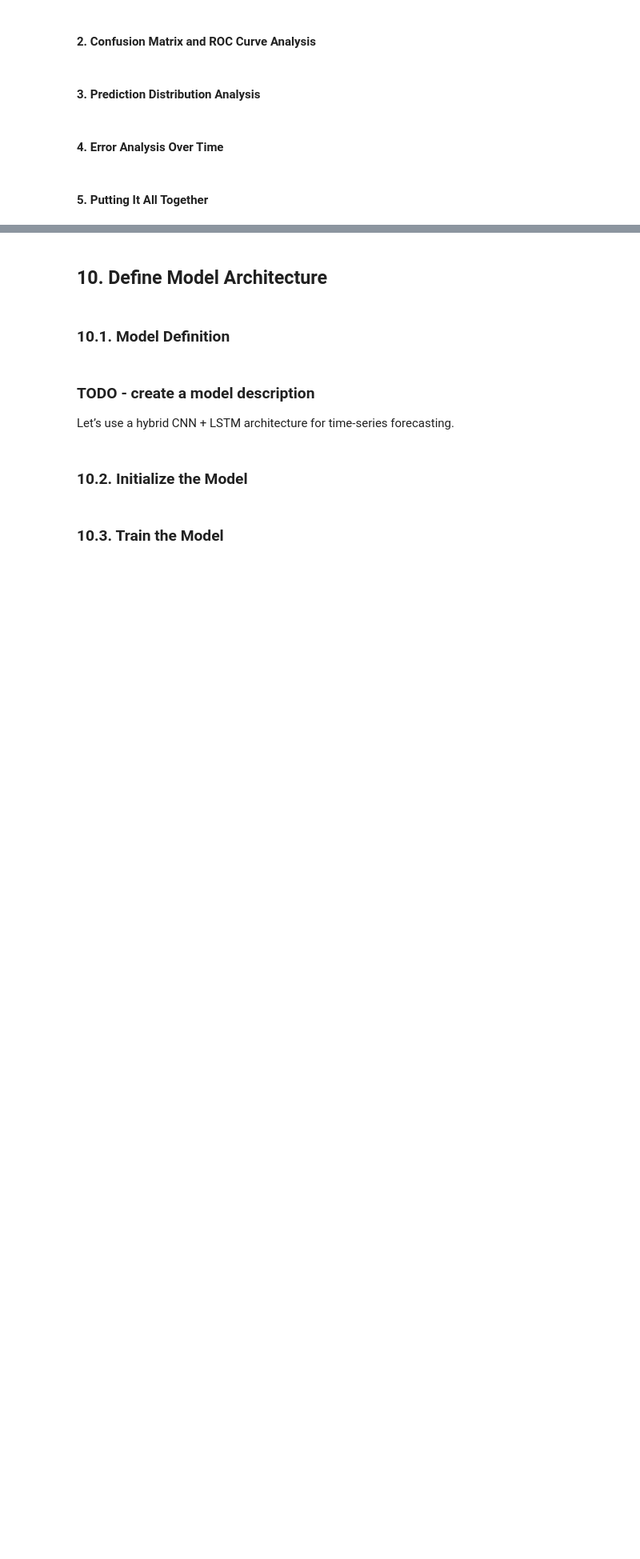
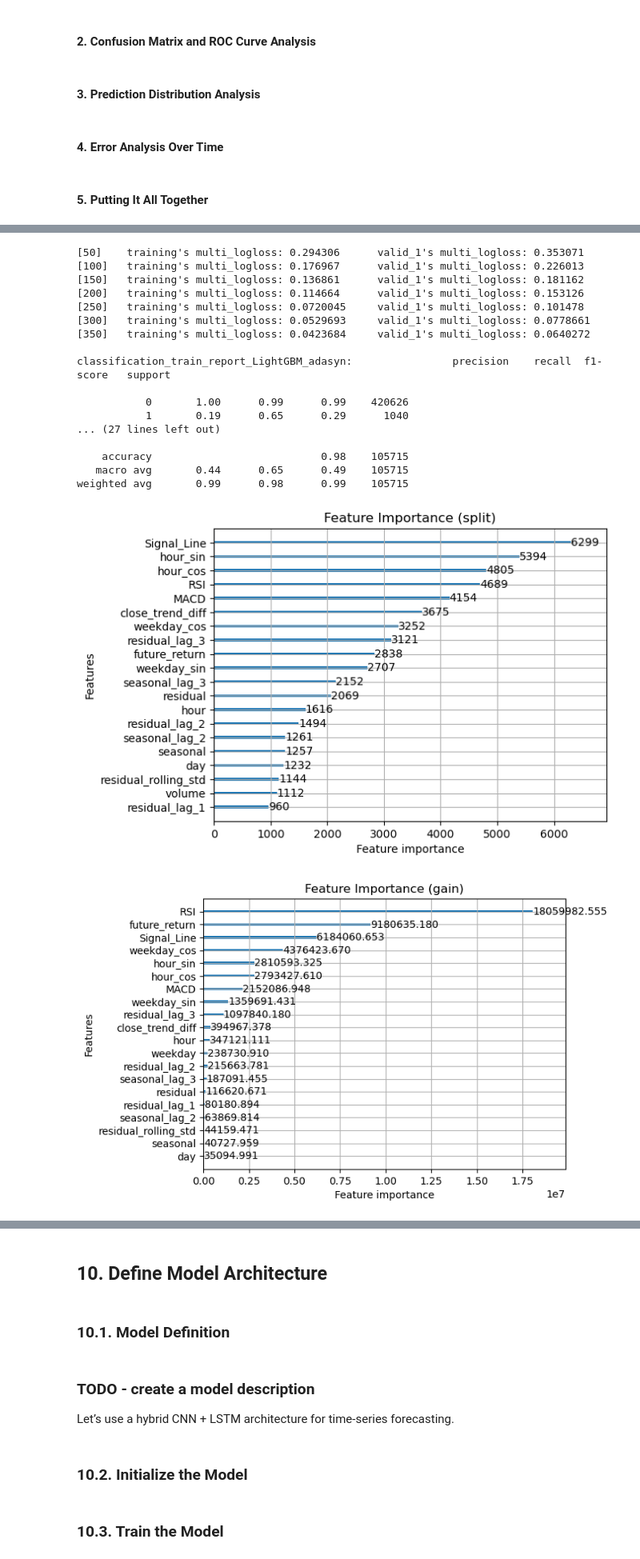
Before and after one commit to kostadinlambov/Time-Series-Forecasting, a Jupyter notebook: Notebook/01.1.Time-Series-Forecasting.ipynb, the cells around one changed output, grey strips where cells are left out. Shown at 80% size. Saved outputs shown, nothing was run; the diff lists cells and outputs as text; code cells hidden in the pictures; blank space fills up the shorter version.

```diff
--- a/Notebook/01.1.Time-Series-Forecasting.ipynb
+++ b/Notebook/01.1.Time-Series-Forecasting.ipynb
@@ -1686,0 +1846,8 @@ print(f"X_test_seq shape: {X_test_seq.shape}, y_test_seq shape: {y_test_seq.shap
+# %%
+# Create a MLFlow experiment
+experiment_name = f"BTC_{model_type}_Optuna"
+experiment = mlflow.get_experiment_by_name(experiment_name)
+if experiment is None:
+    mlflow.create_experiment(experiment_name)
+# %%
+mlflow.set_experiment(experiment_name)
@@ -1686,0 +1993,26 @@ print(f"X_test_seq shape: {X_test_seq.shape}, y_test_seq shape: {y_test_seq.shap
+# %%
+best_model_params_adasyn = {
+    'boosting_type': 'dart',
+    'learning_rate': 0.049326936253012287,
+    'num_leaves': 88,
+    'min_data_in_leaf': 54,
+    'max_depth': 7,
+    'feature_fraction': 0.5530536099334057,
+    'bagging_fraction': 0.5697950611829533,
+    'bagging_freq': 6,
+    'lambda_l1': 0.001592863063329681,
+    'lambda_l2': 3.4073085019992875,
+    'n_estimators': 385,
+    'random_state': 42,
+    'n_jobs': 10
+}
+
+# Set oversampling_type to 'adasyn'
+oversampling_type = 'adasyn'
+
+n_splits = 5
+
+# Set mlflow_run_name
+posfix = '_train_best_model'
+mlflow_run_name = f"BTC_{model_type}_{oversampling_type}{posfix}"
+print(mlflow_run_name)
@@ -1686,0 +2021,4 @@ print(f"X_test_seq shape: {X_test_seq.shape}, y_test_seq shape: {y_test_seq.shap
+# %%
+# Train with best params and 'adasyn'
+start_mlflow_run(mlflow_run_name, use_optuna = False, n_splits = n_splits, initial_lgbm_model_parameters = best_model_params_adasyn, log_evaluation_period = 50)
+# %% [output]
@@ -1686,0 +2113,19 @@ print(f"X_test_seq shape: {X_test_seq.shape}, y_test_seq shape: {y_test_seq.shap
+[50]    training's multi_logloss: 0.294306      valid_1's multi_logloss: 0.353071
+[100]   training's multi_logloss: 0.176967      valid_1's multi_logloss: 0.226013
+[150]   training's multi_logloss: 0.136861      valid_1's multi_logloss: 0.181162
+[200]   training's multi_logloss: 0.114664      valid_1's multi_logloss: 0.153126
+[250]   training's multi_logloss: 0.0720045     valid_1's multi_logloss: 0.101478
+[300]   training's multi_logloss: 0.0529693     valid_1's multi_logloss: 0.0778661
+[350]   training's multi_logloss: 0.0423684     valid_1's multi_logloss: 0.0640272
+
+classification_train_report_LightGBM_adasyn:                precision    recall  f1-score   support
+
+           0       1.00      0.99      0.99    420626
+           1       0.19      0.65      0.29      1040
+... (27 lines left out)
+
+    accuracy                           0.98    105715
+   macro avg       0.44      0.65      0.49    105715
+weighted avg       0.99      0.98      0.99    105715
+[figure, added]
+[figure, added]
```
Also changed, not shown: parts of 66 cells of this notebook.
